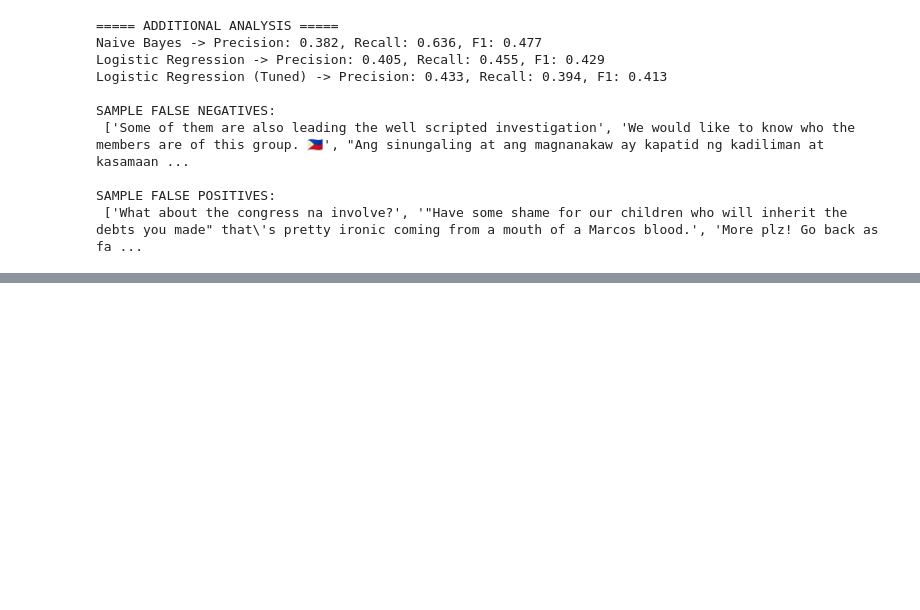
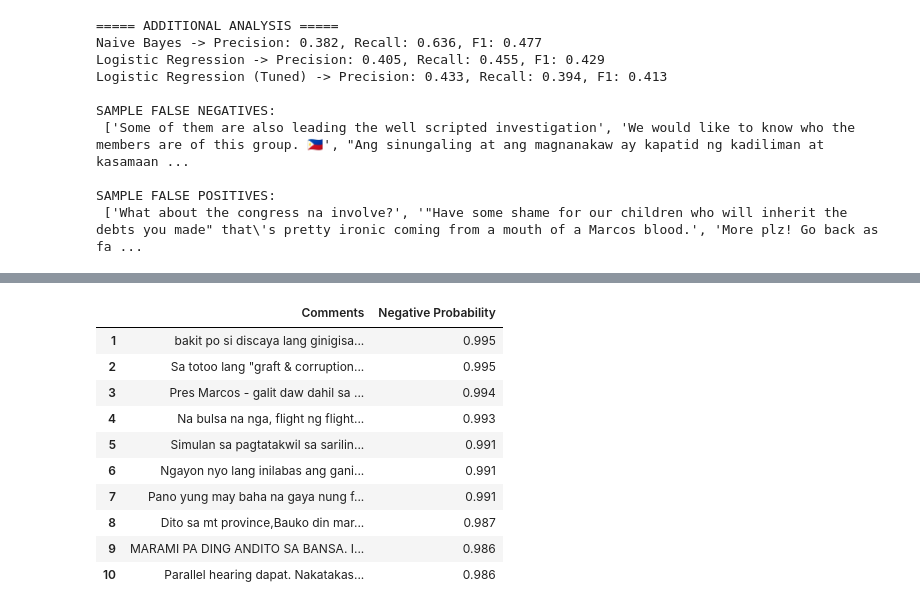
Before and after one commit to VladTemp27/flood-control-semantic-analysis, a Jupyter notebook: sentiment-analysis/tuned-sentiment-analysis.ipynb, the cells around one changed output, grey strips where cells are left out. Cells and saved outputs as stored; diff of their text form; code cells hidden in the pictures; blank space fills up the shorter version.

Commit message:
+created table for sentiment analysis

```diff
--- a/sentiment-analysis/tuned-sentiment-analysis.ipynb
+++ b/sentiment-analysis/tuned-sentiment-analysis.ipynb
@@ -263,59 +263,66 @@ SAMPLE FALSE POSITIVES:
  ['What about the congress na involve?', '"Have some shame for our children who will inherit the debts you made" that\'s pretty ironic coming from a mouth of a Marcos blood.', 'More plz! Go back as fa ...
 # %%
 # ==============================
-# 10. Show Top Positive & Negative Comments (Top 10 each in Tables)
+# 8. Top Positive & Negative Comments (Top 10 each)
 # ==============================
+
+# Use the tuned Logistic Regression model
 best_model = results["Logistic Regression (Tuned)"]["model"]
+
+# Get prediction probabilities for unseen data
 probs = best_model.predict_proba(X_unseen)
+unseen_df = unseen_df.copy()
+unseen_df["Negative Probability"] = probs[:, 0].round(3)
+unseen_df["Positive Probability"] = probs[:, 1].round(3)
 
-unseen_df["Prob_Negative"] = probs[:, 0]
-unseen_df["Prob_Positive"] = probs[:, 1]
+# Select top 10 rows for each sentiment
+top_neg_display = (
+    unseen_df.sort_values("Negative Probability", ascending=False)
+    .loc[:, ["Comments", "Negative Probability"]]
+    .head(10)
+    .reset_index(drop=True)
+)
+top_pos_display = (
+    unseen_df.sort_values("Positive Probability", ascending=False)
+    .loc[:, ["Comments", "Positive Probability"]]
+    .head(10)
+    .reset_index(drop=True)
+)
 
-# Get top 10 for each
-top_neg = unseen_df.sort_values(by="Prob_Negative", ascending=False).head(10)[["Comments", "Prob_Negative"]]
-top_pos = unseen_df.sort_values(by="Prob_Positive", ascending=False).head(10)[["Comments", "Prob_Positive"]]
-
-# Round probabilities for readability
-top_neg["Prob_Negative"] = top_neg["Prob_Negative"].round(3)
-top_pos["Prob_Positive"] = top_pos["Prob_Positive"].round(3)
-
-# Rename columns for better display
-top_neg_display = top_neg.rename(columns={"Prob_Negative": "Negative Probability"})
-top_pos_display = top_pos.rename(columns={"Prob_Positive": "Positive Probability"})
-
-# Reset index to start from 1
-top_neg_display.reset_index(drop=True, inplace=True)
-top_pos_display.reset_index(drop=True, inplace=True)
-top_neg_display.index = range(1, len(top_neg_display) + 1)
-top_pos_display.index = range(1, len(top_pos_display) + 1)
+# Reset table indices to start from 1
+top_neg_display.index += 1
+top_pos_display.index += 1
 
 # ==============================
-# Display as Excel-style Tables
+# Display styled tables
 # ==============================
 print("\n" + "="*80)
 print("TOP 10 MOST NEGATIVE COMMENTS")
 print("="*80)
-
-# Style the negative comments table
-styled_neg = top_neg_display.style.set_table_styles([
-    {'selector': 'th', 'props': [('background-color', '#ffcccc'), ('color', 'black'), ('font-weight', 'bold')]},
-    {'selector': 'td', 'props': [('border', '1px solid #ddd'), ('padding', '8px')]},
-    {'selector': 'tr:nth-child(even)', 'props': [('background-color', '#f9f9f9')]},
-    {'selector': 'tr:hover', 'props': [('background-color', '#f5f5f5')]}
-]).format({'Negative Probability': '{:.3f}'})
-
-display(styled_neg)
+display(
+    top_neg_display.style.set_table_styles([
+        {'selector': 'th', 'props': [('background-color', '#ffcccc'),
+                                     ('color', 'black'),
+                                     ('font-weight', 'bold')]},
+        {'selector': 'td', 'props': [('border', '1px solid #ddd'),
+                                     ('padding', '8px')]},
+        {'selector': 'tr:nth-child(even)', 'props': [('background-color', '#f9f9f9')]},
+        {'selector': 'tr:hover', 'props': [('background-color', '#f5f5f5')]}
+    ])
+)
 
 print("\n" + "="*80)
 print("TOP 10 MOST POSITIVE COMMENTS")
 print("="*80)
-
-# Style the positive comments table
-styled_pos = top_pos_display.style.set_table_styles([
-    {'selector': 'th', 'props': [('background-color', '#ccffcc'), ('color', 'black'), ('font-weight', 'bold')]},
-    {'selector': 'td', 'props': [('border', '1px solid #ddd'), ('padding', '8px')]},
-    {'selector': 'tr:nth-child(even)', 'props': [('background-color', '#f9f9f9')]},
-    {'selector': 'tr:hover', 'props': [('background-color', '#f5f5f5')]}
-]).format({'Positive Probability': '{:.3f}'})
-
-display(styled_pos)
+display(
+    top_pos_display.style.set_table_styles([
+        {'selector': 'th', 'props': [('background-color', '#ccffcc'),
+                                     ('color', 'black'),
+                                     ('font-weight', 'bold')]},
+        {'selector': 'td', 'props': [('border', '1px solid #ddd'),
+                                     ('padding', '8px')]},
+        {'selector': 'tr:nth-child(even)', 'props': [('background-color', '#f9f9f9')]},
+        {'selector': 'tr:hover', 'props': [('background-color', '#f5f5f5')]}
+    ])
+)
+# %% [output]
@@ -321,0 +332,11 @@ display(styled_pos)
+|  | Comments | Negative Probability |
+| 1 | bakit po si discaya lang ginigisa... | 0.995 |
+| 2 | Sa totoo lang "graft & corruption... | 0.995 |
+| 3 | Pres Marcos - galit daw dahil sa ... | 0.994 |
+| 4 | Na bulsa na nga, flight ng flight... | 0.993 |
+| 5 | Simulan sa pagtatakwil sa sarilin... | 0.991 |
+| 6 | Ngayon nyo lang inilabas ang gani... | 0.991 |
+| 7 | Pano yung may baha na gaya nung f... | 0.991 |
+| 8 | Dito sa mt province,Bauko din mar... | 0.987 |
+| 9 | MARAMI PA DING ANDITO SA BANSA. I... | 0.986 |
+| 10 | Parallel hearing dapat. Nakatakas... | 0.986 |
```
Also changed, not shown: parts of 1 cell of this notebook.
